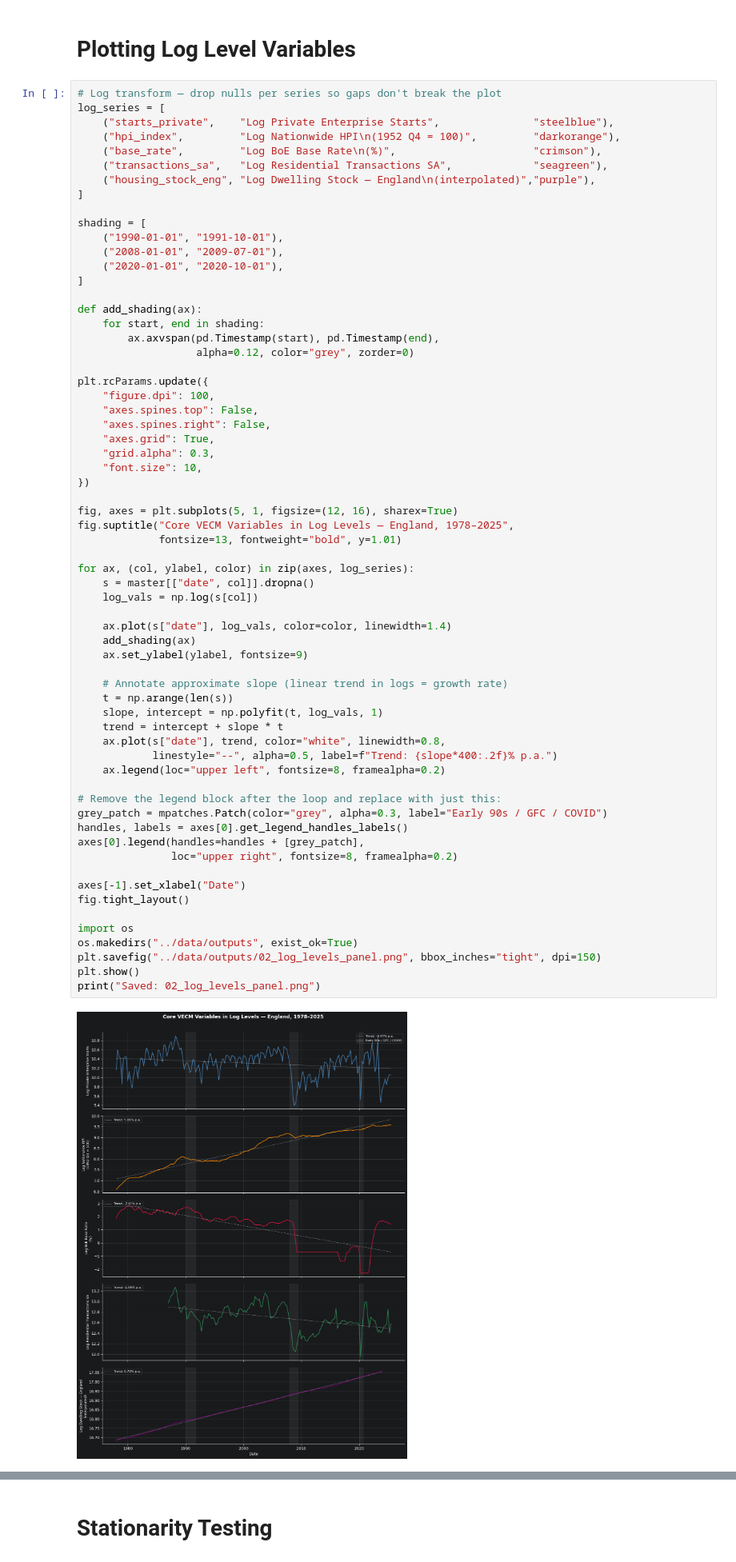
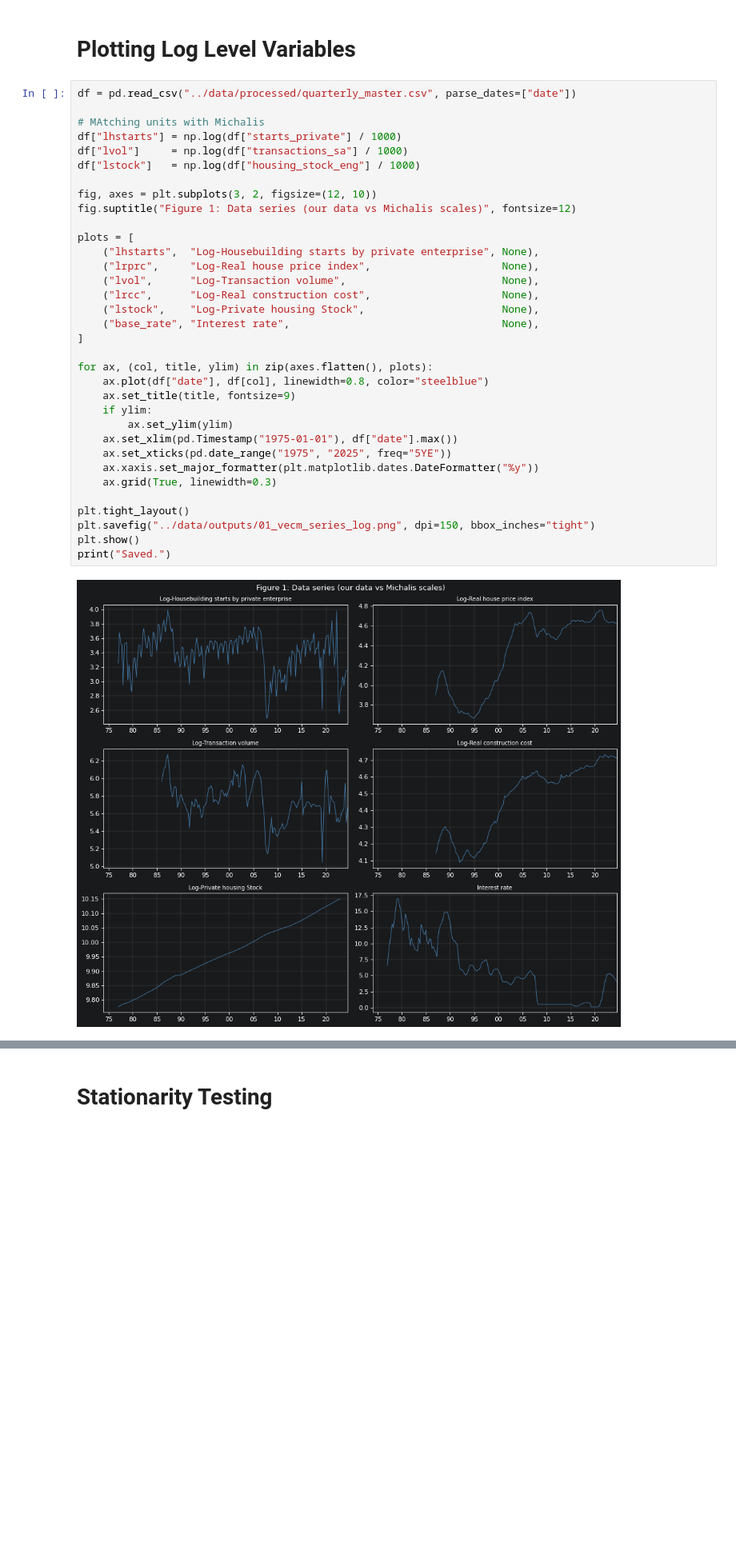
Before and after one commit to adrymmm/dissertation_housing_supply, a Jupyter notebook: notebooks/03_vecm_preparation.ipynb, the cells around one changed output, grey strips where cells are left out. Shown at 80% size. Drawn from its saved outputs; the diff is of its cells as text; blank space fills up the shorter version.

```diff
--- a/notebooks/03_vecm_preparation.ipynb
+++ b/notebooks/03_vecm_preparation.ipynb
@@ -83,68 +17,38 @@ Saved: 01_vecm_series_panel.png
 # %% [markdown]
 # Plotting Log Level Variables
 # %%
-# Log transform — drop nulls per series so gaps don't break the plot
-log_series = [
-    ("starts_private",    "Log Private Enterprise Starts",               "steelblue"),
-    ("hpi_index",         "Log Nationwide HPI\n(1952 Q4 = 100)",         "darkorange"),
-    ("base_rate",         "Log BoE Base Rate\n(%)",                      "crimson"),
-    ("transactions_sa",   "Log Residential Transactions SA",             "seagreen"),
-    ("housing_stock_eng", "Log Dwelling Stock — England\n(interpolated)","purple"),
+df = pd.read_csv("../data/processed/quarterly_master.csv", parse_dates=["date"])
+
+# MAtching units with Michalis
+df["lhstarts"] = np.log(df["starts_private"] / 1000)
+df["lvol"]     = np.log(df["transactions_sa"] / 1000)
+df["lstock"]   = np.log(df["housing_stock_eng"] / 1000)
+
+fig, axes = plt.subplots(3, 2, figsize=(12, 10))
+fig.suptitle("Figure 1: Data series (our data vs Michalis scales)", fontsize=12)
+
+plots = [
+    ("lhstarts",  "Log-Housebuilding starts by private enterprise", None),
+    ("lrprc",     "Log-Real house price index",                     None),
+    ("lvol",      "Log-Transaction volume",                         None),
+    ("lrcc",      "Log-Real construction cost",                     None),
+    ("lstock",    "Log-Private housing Stock",                      None),
+    ("base_rate", "Interest rate",                                  None),
 ]
 
-shading = [
-    ("1990-01-01", "1991-10-01"),
-    ("2008-01-01", "2009-07-01"),
-    ("2020-01-01", "2020-10-01"),
-]
+for ax, (col, title, ylim) in zip(axes.flatten(), plots):
+    ax.plot(df["date"], df[col], linewidth=0.8, color="steelblue")
+    ax.set_title(title, fontsize=9)
+    if ylim:
+        ax.set_ylim(ylim)
+    ax.set_xlim(pd.Timestamp("1975-01-01"), df["date"].max())
+    ax.set_xticks(pd.date_range("1975", "2025", freq="5YE"))
+    ax.xaxis.set_major_formatter(plt.matplotlib.dates.DateFormatter("%y"))
+    ax.grid(True, linewidth=0.3)
 
-def add_shading(ax):
-    for start, end in shading:
-        ax.axvspan(pd.Timestamp(start), pd.Timestamp(end),
-                   alpha=0.12, color="grey", zorder=0)
-
-plt.rcParams.update({
-    "figure.dpi": 100,
-    "axes.spines.top": False,
-    "axes.spines.right": False,
-    "axes.grid": True,
-    "grid.alpha": 0.3,
-    "font.size": 10,
-})
-
-fig, axes = plt.subplots(5, 1, figsize=(12, 16), sharex=True)
-fig.suptitle("Core VECM Variables in Log Levels — England, 1978–2025",
-             fontsize=13, fontweight="bold", y=1.01)
-
-for ax, (col, ylabel, color) in zip(axes, log_series):
-    s = master[["date", col]].dropna()
-    log_vals = np.log(s[col])
-
-    ax.plot(s["date"], log_vals, color=color, linewidth=1.4)
-    add_shading(ax)
-    ax.set_ylabel(ylabel, fontsize=9)
-
-    # Annotate approximate slope (linear trend in logs = growth rate)
-    t = np.arange(len(s))
-    slope, intercept = np.polyfit(t, log_vals, 1)
-    trend = intercept + slope * t
-    ax.plot(s["date"], trend, color="white", linewidth=0.8,
-            linestyle="--", alpha=0.5, label=f"Trend: {slope*400:.2f}% p.a.")
-    ax.legend(loc="upper left", fontsize=8, framealpha=0.2)
-
-# Remove the legend block after the loop and replace with just this:
-grey_patch = mpatches.Patch(color="grey", alpha=0.3, label="Early 90s / GFC / COVID")
-handles, labels = axes[0].get_legend_handles_labels()
-axes[0].legend(handles=handles + [grey_patch],
-               loc="upper right", fontsize=8, framealpha=0.2)
-
-axes[-1].set_xlabel("Date")
-fig.tight_layout()
-
-import os
-os.makedirs("../data/outputs", exist_ok=True)
-plt.savefig("../data/outputs/02_log_levels_panel.png", bbox_inches="tight", dpi=150)
+plt.tight_layout()
+plt.savefig("../data/outputs/01_vecm_series_log.png", dpi=150, bbox_inches="tight")
 plt.show()
-print("Saved: 02_log_levels_panel.png")
+print("Saved.")
 # %% [output]
-[figure, old version]
+[figure, new version]
```
Also changed, not shown: parts of 16 cells of this notebook, 3 other files.
